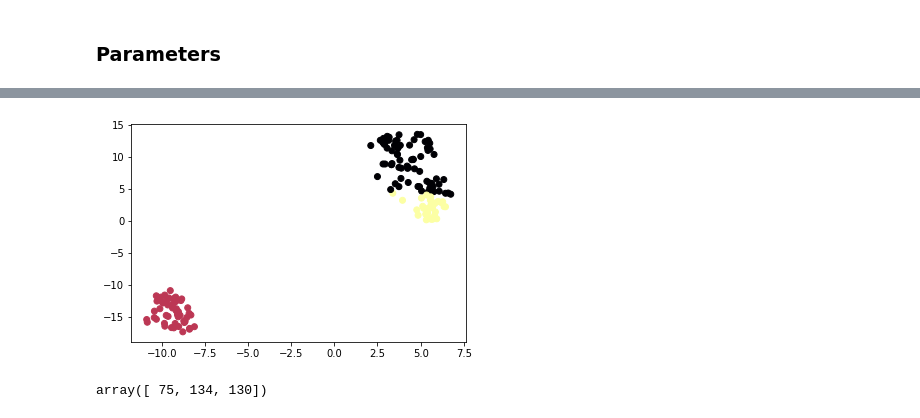
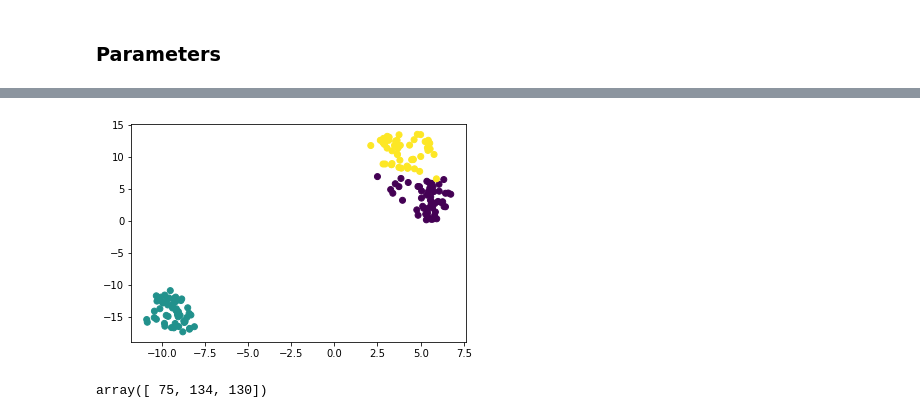
Before and after one commit to CamiVasz/AI, a Jupyter notebook: Clustering/k-means.ipynb, the cells around one changed output, grey strips where cells are left out. Saved outputs shown, nothing was run; the diff lists cells and outputs as text; code cells hidden in the pictures.

Commit message:
script clustering

```diff
--- a/Clustering/k-means.ipynb
+++ b/Clustering/k-means.ipynb
@@ -21,5 +23,5 @@ i1 = load_iris().data.T
 for i in range(N1):
     i1[i] = i1[i]/np.max(i1[i])
 i1 = i1.T
-ie = pd.read_csv('iris_embbeding.csv').values
-i2 = pd.read_csv('high_dimension_iris.csv').values
+ie = pd.read_csv('data/iris_embbeding.csv').values
+i2 = pd.read_csv('data/high_dimension_iris.csv').values
@@ -46,9 +52,9 @@ N = N1
 n = n1
 # %%
-k = 7
+k =
 epsilon = 0.005
 n_iter = 10000
-metric = 'euclidean'
+metric = 'cosine'
 # %%
 def cost_function(clusters, data, metric):
     A = data.reshape((*data.shape,1))
@@ -69,5 +75,5 @@ def update_cluster(U, data, k):
     mask = np.expand_dims(mask, axis=-1)
     A = np.expand_dims(data, axis=0)
     mask = np.where(mask, A, np.nan)
-    new_cluster = np.nanmean(mask, axis=1)
+    new_cluster = np.nanmedian(mask, axis=1)
     return new_cluster
@@ -91,7 +93,7 @@ while (Jdiff > epsilon) & (i < n_iter):
     # computar el costo
     J = cost_function(clusters, X, metric)
     # actualizar los clusters
-    clusters = update_cluster(U, X, 3)
+    clusters = update_cluster(U, X, k)
     Jdiff = np.abs(J-Jprev)
     Jprev = J
     i += 1
@@ -104,8 +146,8 @@ array([[0.82349795, 0.67797695, 0.76587059, 0.74816901],
 # %%
-plt.scatter(Y[:, 0], Y[:, 1], c=U, cmap = 'inferno')
+plt.scatter(Y[:,0], Y[:,1], c=U, cmap = 'viridis')
 plt.show()
 # %% [output]
-[figure, old version]
+[figure, new version]
 # %%
 import gc
 random_seed = 12
```
Also changed, not shown: parts of 12 cells of this notebook, 1 other file.
